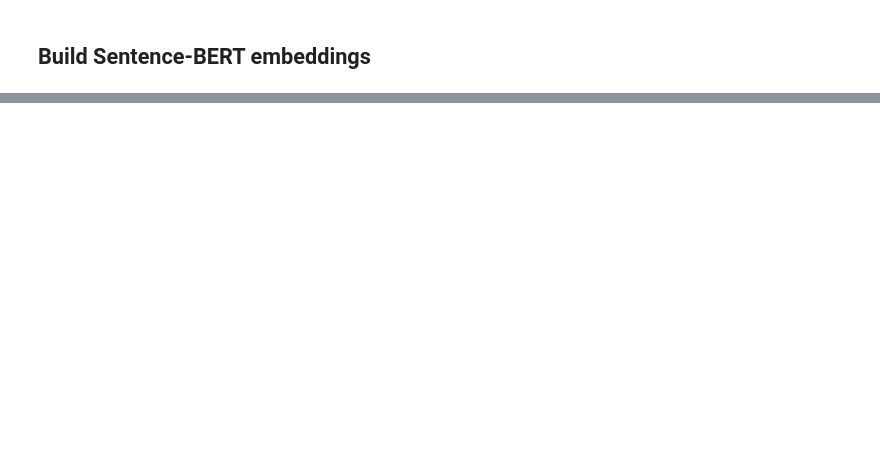
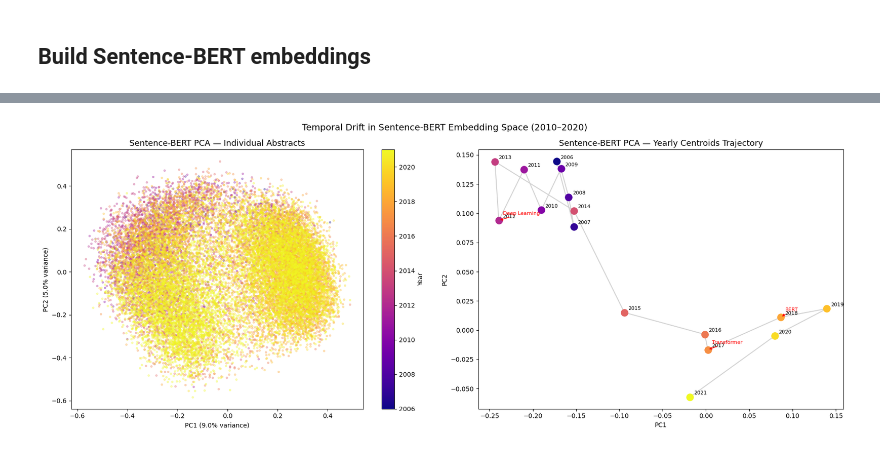
Before and after one commit to k7official/Team38_AI_and_Text_Analytics, a Jupyter notebook: notebooks/pca_temporal_drift.ipynb, the cells around one changed output, grey strips where cells are left out. Saved outputs shown, nothing was run; the diff lists cells and outputs as text; code cells hidden in the pictures; blank space fills up the shorter version.

```diff
--- a/notebooks/pca_temporal_drift.ipynb
+++ b/notebooks/pca_temporal_drift.ipynb
@@ -418,0 +704,62 @@ print("Embedding shape:", X_embed.shape)
+# %%
+years = sorted(df_analysis['year'].unique())
+cmap = cm.get_cmap('plasma', len(years))
+year_to_color = {year: cmap(i) for i, year in enumerate(years)}
+
+fig, axes = plt.subplots(1, 2, figsize=(18, 7))
+
+# ── Left: individual abstracts ────────────────────────────────────
+ax = axes[0]
+for year in years:
+    mask = df_analysis['year'] == year
+    ax.scatter(
+        df_analysis.loc[mask, 'pca_emb_x'],
+        df_analysis.loc[mask, 'pca_emb_y'],
+        c=[year_to_color[year]], alpha=0.3, s=8, label=str(year)
+    )
+ax.set_title('Sentence-BERT PCA — Individual Abstracts', fontsize=13)
+ax.set_xlabel(f"PC1 ({pca_emb_2d.explained_variance_ratio_[0]:.1%} variance)")
+ax.set_ylabel(f"PC2 ({pca_emb_2d.explained_variance_ratio_[1]:.1%} variance)")
+
+# Colorbar
+sm = plt.cm.ScalarMappable(cmap='plasma',
+     norm=plt.Normalize(vmin=min(years), vmax=max(years)))
+plt.colorbar(sm, ax=ax, label='Year')
+
+# ── Right: centroid trajectory ────────────────────────────────────
+ax = axes[1]
+centroids_emb = df_analysis.groupby('year')[['pca_emb_x', 'pca_emb_y']].mean()
+
+ax.plot(centroids_emb['pca_emb_x'], centroids_emb['pca_emb_y'],
+        color='lightgray', linewidth=1.5, zorder=1)
+
+for year in years:
+    x, y = centroids_emb.loc[year]
+    ax.scatter(x, y, c=[year_to_color[year]], s=120, zorder=2)
+    ax.annotate(str(year), (x, y),
+                textcoords="offset points",
+                xytext=(6, 4), fontsize=8)
+
+# Annotate paradigm shifts using actual centroid positions
+paradigm_years = {2012: 'Deep Learning', 2017: 'Transformer', 2018: 'BERT'}
+for year, label in paradigm_years.items():
+    if year in centroids_emb.index:
+        x, y = centroids_emb.loc[year]
+        ax.annotate(label,
+                    xy=(x, y),
+                    xytext=(x + 0.005, y + 0.005),
+                    fontsize=8, color='red',
+                    arrowprops=dict(arrowstyle='->', color='red', lw=1.2))
+
+ax.set_title('Sentence-BERT PCA — Yearly Centroids Trajectory', fontsize=13)
+ax.set_xlabel('PC1')
+ax.set_ylabel('PC2')
+
+plt.suptitle('Temporal Drift in Sentence-BERT Embedding Space (2010–2020)',
+             fontsize=14)
+plt.tight_layout()
+# plt.savefig("../outputs/figures/pca_embeddings_trajectory.png",
+            # dpi=150, bbox_inches='tight')
+plt.show()
+# %% [output]
+[figure, added]
```
Also changed, not shown: parts of 30 cells of this notebook, 4 other files.
